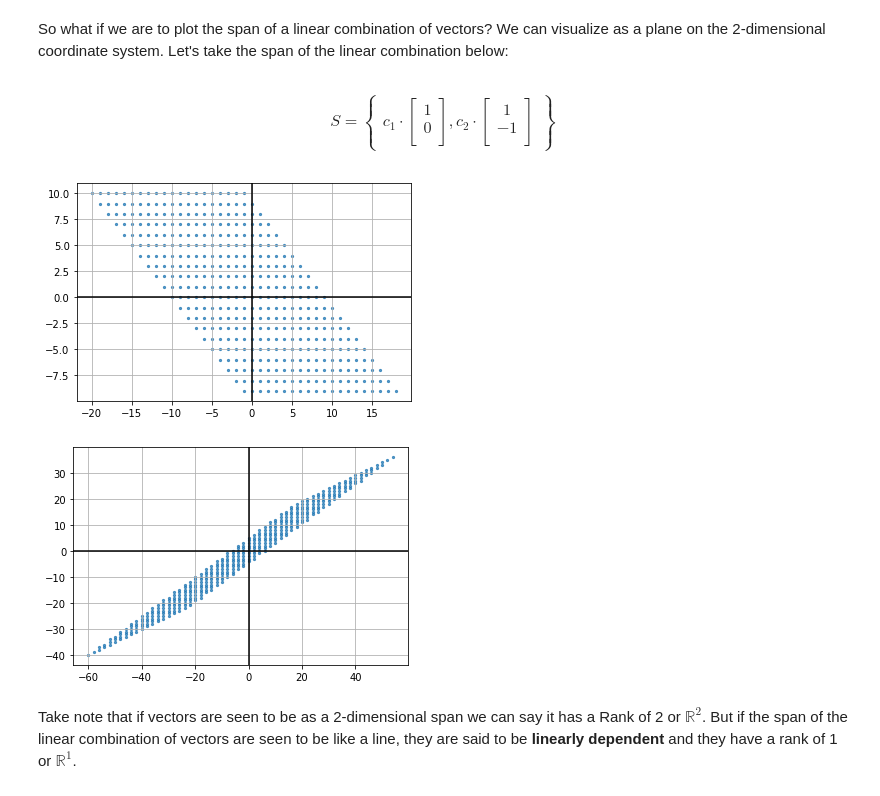
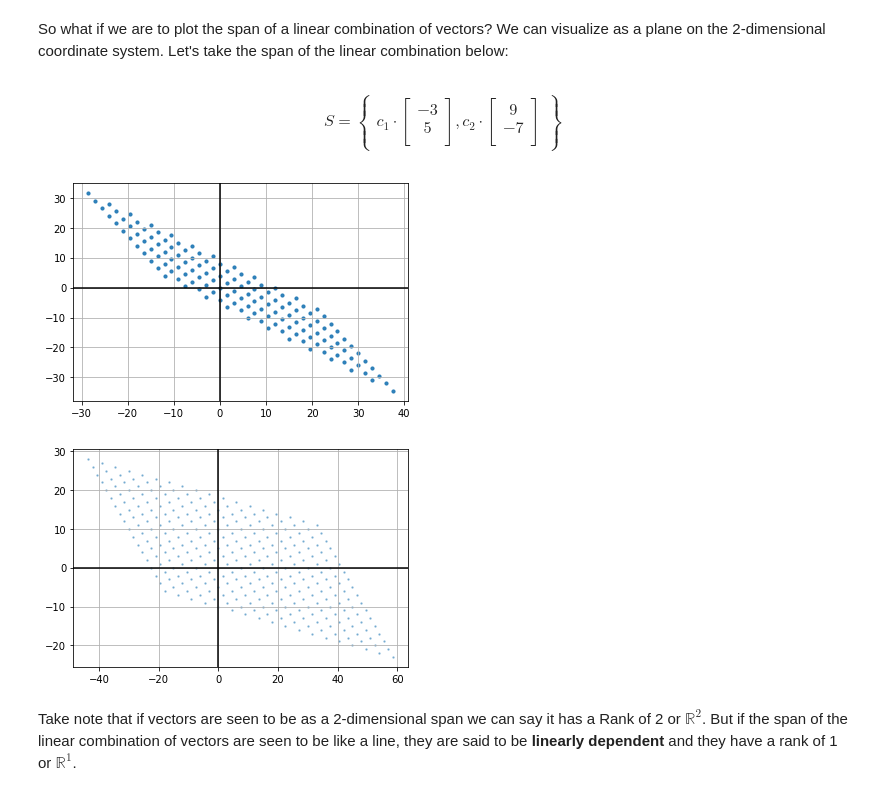
Before and after one commit to Mowee0/LinearAlgebra_2ndSem, a Jupyter notebook: Assignment_10_Arriola_Valenzuela.ipynb, the cells around one changed output. Saved outputs shown, nothing was run; the diff lists cells and outputs as text; code cells hidden in the pictures.

```diff
--- a/Assignment_10_Arriola_Valenzuela.ipynb
+++ b/Assignment_10_Arriola_Valenzuela.ipynb
@@ -69,13 +65,13 @@ plt.show()
 # %% [markdown]
 So what if we are to plot the span of a linear combination of vectors? We can visualize as a plane on the 2-dimensional coordinate system. Let's take the span of the linear combination below:
 # %% [markdown]
-$$S = \begin{Bmatrix} c_1 \cdot\begin{bmatrix} 1\\0 \\\end{bmatrix},
-c_2 \cdot \begin{bmatrix} 1\\-1 \\\end{bmatrix}\end{Bmatrix} $$
+$$S = \begin{Bmatrix} c_1 \cdot\begin{bmatrix} -3\\5 \\\end{bmatrix},
+c_2 \cdot \begin{bmatrix} 9\\-7 \\\end{bmatrix}\end{Bmatrix} $$
 # %%
-vectA = np.array([1,0])
-vectB = np.array([1,-1])
+vectA = np.array([-3,5])
+vectB = np.array([9,-7])
 
-R = np.arange(-10,10,1)
+R = np.arange(-2,4,0.5)
 
 c1, c2 = np.meshgrid(R,R)
 
@@ -84,35 +80,35 @@ spanRx = c1*vectA[0] + c2*vectB[0]
 spanRy = c1*vectA[1] + c2*vectB[1]
 ##plt.scatter(R*vectA[0],R*vectA[1])
 ##plt.scatter(R*vectB[0],R*vectB[1])
-plt.scatter(spanRx,spanRy, s=5, alpha=0.75)
+plt.scatter(spanRx,spanRy, s=10, alpha=0.9)
 
 plt.axhline(y=0, color='k')
 plt.axvline(x=0, color='k')
 plt.grid()
 plt.show()
 # %% [output]
-[figure, old version]
+[figure, new version]
 # %%
-vectP = np.array([2,1])
-vectQ = np.array([4,3])
+vectP = np.array([9,-2])
+vectQ = np.array([-3,4])
 
-R = np.arange(-10,10,1)
+R = np.arange(-3,6,0.5)
 
 c1, c2 = np.meshgrid(R,R)
 
 vectR = vectP + vectQ
 spanRx = c1*vectP[0] + c2*vectQ[0]
 spanRy = c1*vectP[1] + c2*vectQ[1]
 ##plt.scatter(R*vectA[0],R*vectA[1])
 ##plt.scatter(R*vectB[0],R*vectB[1])
-plt.scatter(spanRx,spanRy, s=5, alpha=0.75)
+plt.scatter(spanRx,spanRy, s=2, alpha=0.4)
 
 plt.axhline(y=0, color='k')
 plt.axvline(x=0, color='k')
 plt.grid()
 plt.show()
 # %% [output]
-[figure, old version]
+[figure, new version]
 # %% [markdown]
 Take note that if vectors are seen to be as a 2-dimensional span we can say it has a Rank of 2 or $\mathbb{R}^2$. But if the span of the linear combination of vectors are seen to be like a line, they are said to be <b> linearly dependent </b> and they have a rank of 1 or $\mathbb{R}^1$.
 # %% [markdown]
```
Also changed, not shown: parts of 8 cells of this notebook.
